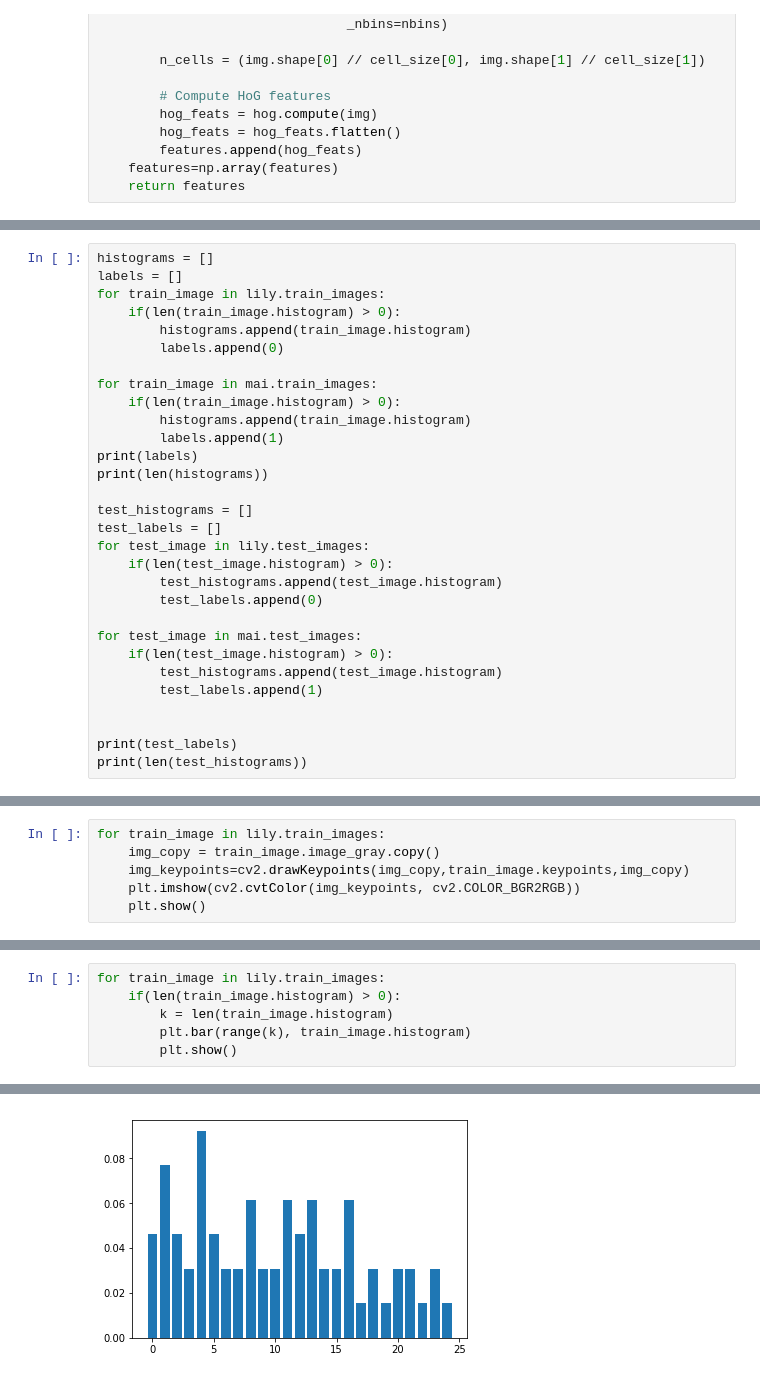
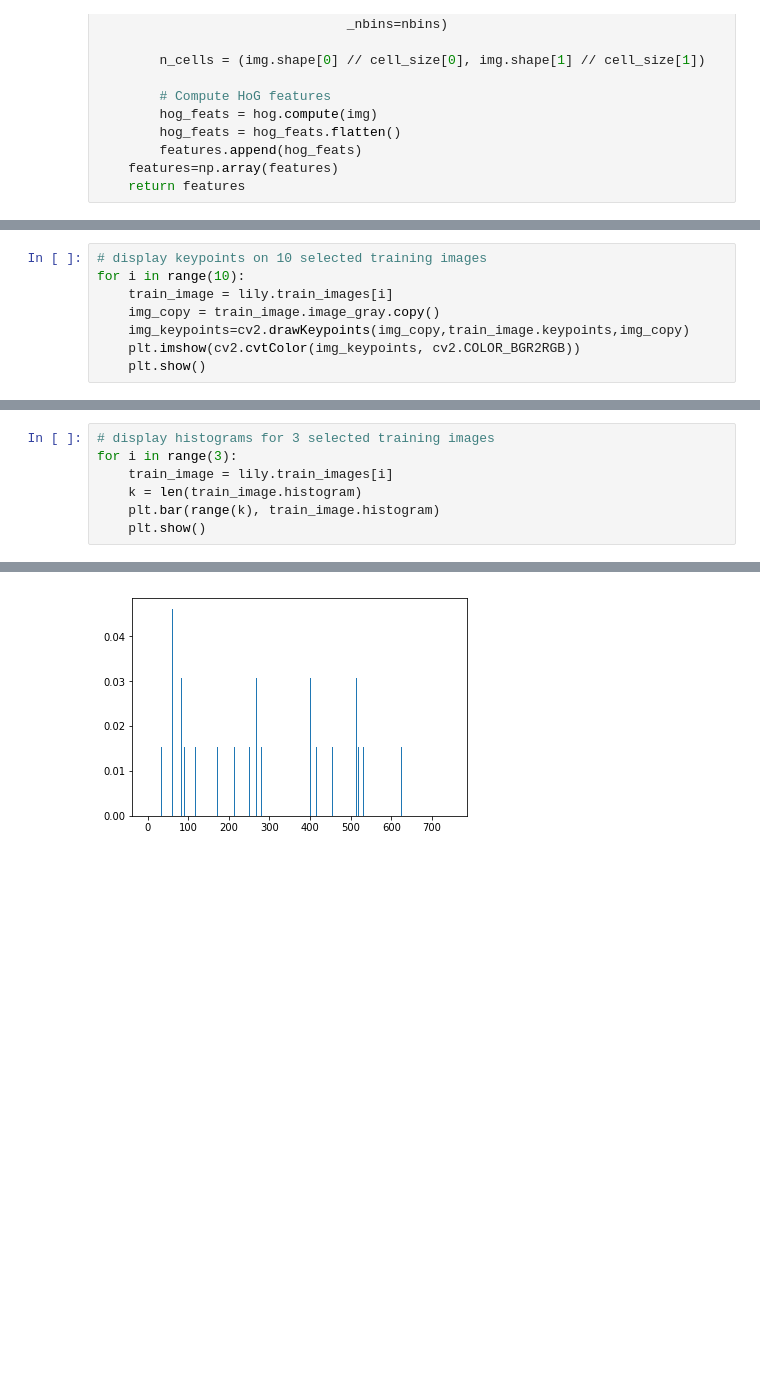
Before and after one commit to maizeng2008/ECSE415_Project_Group2, a Jupyter notebook: face_recognition_1.ipynb, the cells around one changed output, grey strips where cells are left out. Saved outputs shown, nothing was run; the diff lists cells and outputs as text; blank space fills up the shorter version.

```diff
--- a/face_recognition_1.ipynb
+++ b/face_recognition_1.ipynb
@@ -128,30 +124,0 @@ def BOV_SIFT(image, cell, k):
-# %%
-histograms = []
-labels = []
-for train_image in lily.train_images:
-    if(len(train_image.histogram) > 0):
-        histograms.append(train_image.histogram)
-        labels.append(0)
-
-for train_image in mai.train_images:
-    if(len(train_image.histogram) > 0):
-        histograms.append(train_image.histogram)
-        labels.append(1)
-print(labels)
-print(len(histograms))
-
-test_histograms = []
-test_labels = []
-for test_image in lily.test_images:
-    if(len(test_image.histogram) > 0):
-        test_histograms.append(test_image.histogram)
-        test_labels.append(0)
-
-for test_image in mai.test_images:
-    if(len(test_image.histogram) > 0):
-        test_histograms.append(test_image.histogram)
-        test_labels.append(1)
-
-
-print(test_labels)
-print(len(test_histograms))
@@ -363,5 +268,7 @@ for radius in radius_list:
 # %%
-for train_image in lily.train_images:
+# display keypoints on 10 selected training images
+for i in range(10):
+    train_image = lily.train_images[i]
     img_copy = train_image.image_gray.copy()
     img_keypoints=cv2.drawKeypoints(img_copy,train_image.keypoints,img_copy)
     plt.imshow(cv2.cvtColor(img_keypoints, cv2.COLOR_BGR2RGB))
@@ -383,7 +317,8 @@ for train_image in lily.train_images:
 # %%
-for train_image in lily.train_images:
-    if(len(train_image.histogram) > 0):
-        k = len(train_image.histogram)
-        plt.bar(range(k), train_image.histogram)
-        plt.show()
+# display histograms for 3 selected training images
+for i in range(3):
+    train_image = lily.train_images[i]
+    k = len(train_image.histogram)
+    plt.bar(range(k), train_image.histogram)
+    plt.show()
 # %% [output]
@@ -391 +326 @@ for train_image in lily.train_images:
-[figure, old version]
+[figure, new version]
```
Also changed, not shown: parts of 21 cells of this notebook.
